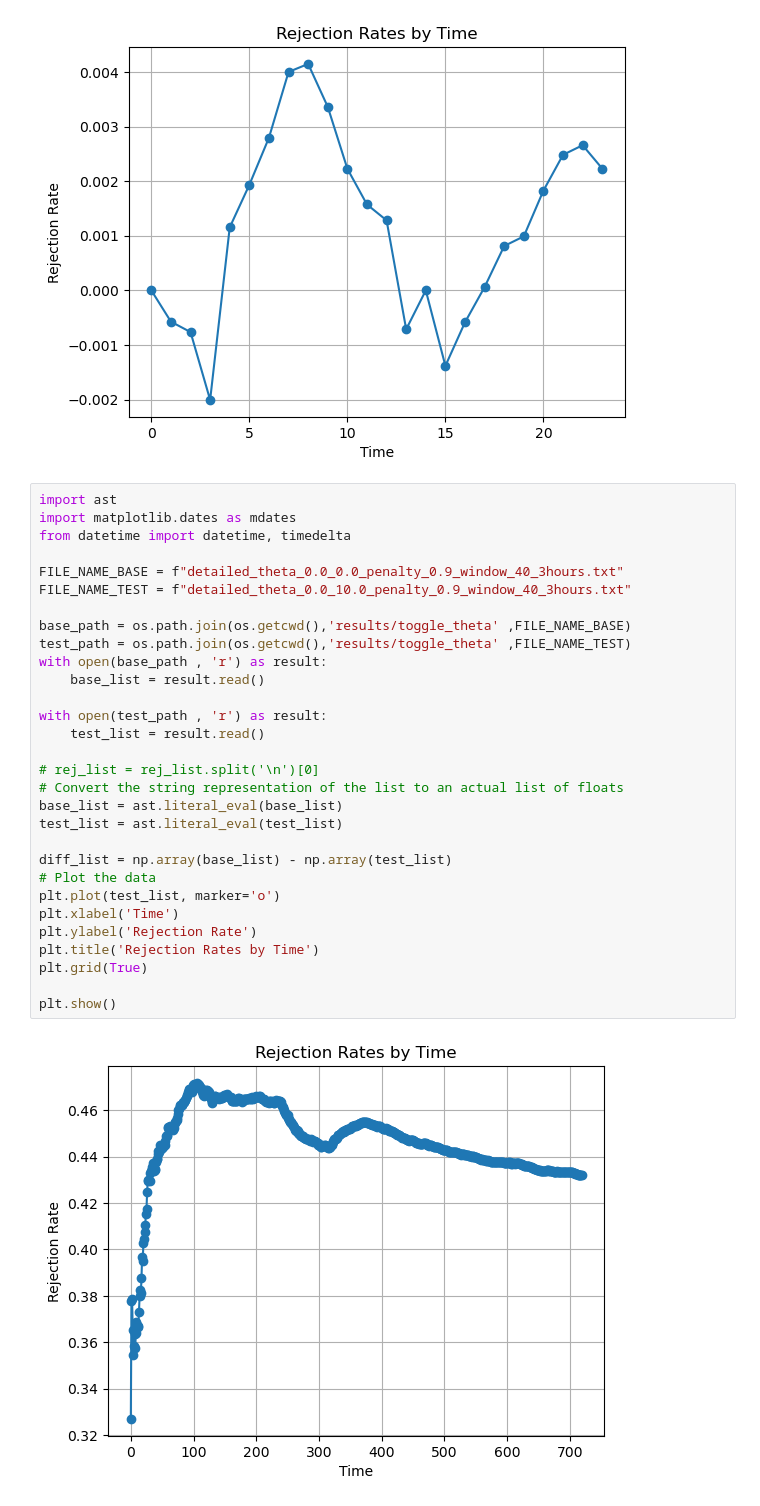
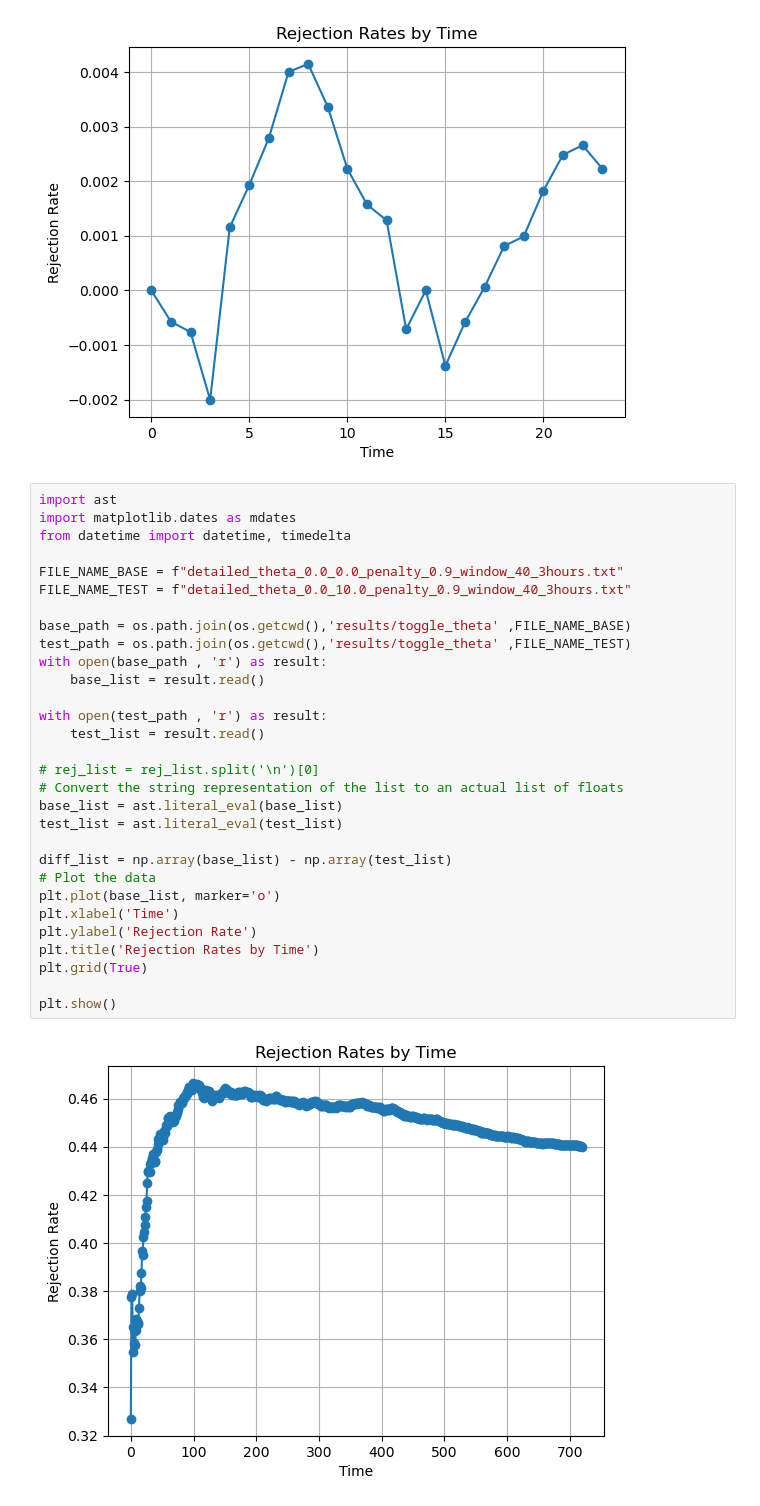
Before and after one commit to ricardo3709/Simulator, a Jupyter notebook: exp_results_theta_values.ipynb, the cells around one changed output. Saved outputs shown, nothing was run; the diff lists cells and outputs as text.

```diff
--- a/exp_results_theta_values.ipynb
+++ b/exp_results_theta_values.ipynb
@@ -75,32 +75,32 @@ plt.show()
 # %%
 import ast
 import matplotlib.dates as mdates
 from datetime import datetime, timedelta
 
 FILE_NAME_BASE = f"detailed_theta_0.0_0.0_penalty_0.9_window_40_3hours.txt"
 FILE_NAME_TEST = f"detailed_theta_0.0_10.0_penalty_0.9_window_40_3hours.txt"
 
 base_path = os.path.join(os.getcwd(),'results/toggle_theta' ,FILE_NAME_BASE)
 test_path = os.path.join(os.getcwd(),'results/toggle_theta' ,FILE_NAME_TEST)
 with open(base_path , 'r') as result:
     base_list = result.read()
 
 with open(test_path , 'r') as result:
     test_list = result.read()
 
 # rej_list = rej_list.split('\n')[0]
 # Convert the string representation of the list to an actual list of floats
 base_list = ast.literal_eval(base_list)
 test_list = ast.literal_eval(test_list)
 
 diff_list = np.array(base_list) - np.array(test_list)
 # Plot the data
-plt.plot(test_list, marker='o')
+plt.plot(base_list, marker='o')
 plt.xlabel('Time')
 plt.ylabel('Rejection Rate')
 plt.title('Rejection Rates by Time')
 plt.grid(True)
 
 plt.show()
 # %% [output]
-[figure, old version]
+[figure, new version]
```
Also changed, not shown: 12 other files.
